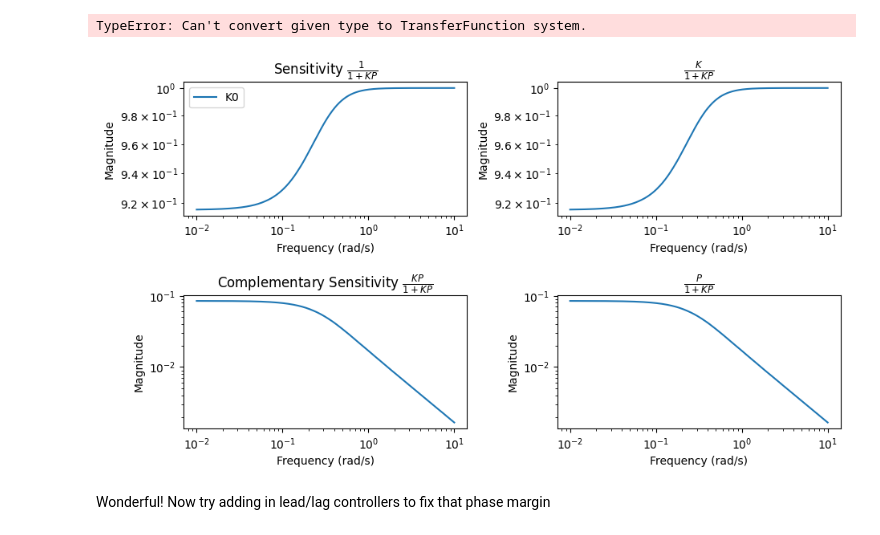
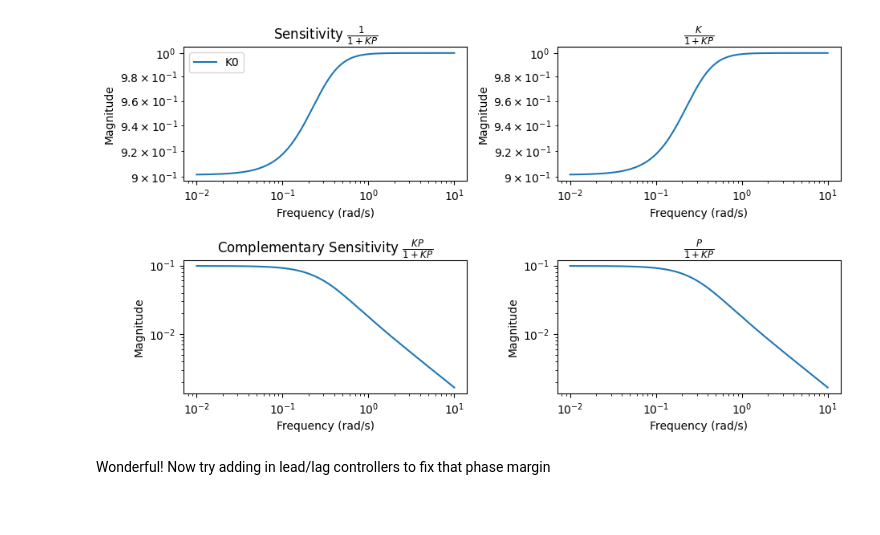
Before and after one commit to ucalgary-rover/Controls, a Jupyter notebook: SSRT_Control_Analysis_Simplified_Car_Model.ipynb, the cells around one changed output. Drawn from its saved outputs; the diff is of its cells as text; code cells hidden in the pictures.

Commit message:
Updated equations, system is controllable and ready to analyze

```diff
--- a/SSRT_Control_Analysis_Simplified_Car_Model.ipynb
+++ b/SSRT_Control_Analysis_Simplified_Car_Model.ipynb
@@ -19,13 +19,13 @@ k = 3*0.11/0.05919 # spring constant, N/m
 b = 2*np.sqrt(m*k) #dampening coefficient, Ns/m
 
 A = np.array([[0, 1, 0, 0],
-              [-k/m, -b/m, k/m, b/m],
-              [0, 0, 1, 0],
-              [0, 0, 0, 0]])
+              [-k/m, -b/m, 0, 0],
+              [0, 0, 0, 1],
+              [0, 0, -ta/jw, 0]])
 
-B = np.array([[1/m], [0], [1/m], [0]])
+B = np.array([[0], [1/m], [0], [1]])
 
-C = np.array([1, 0, 0, 0])
+C = np.array([1, 0, 1, 0])
 
 D = np.array([0])
 
@@ -120,13 +117,0 @@ Cancel all poles, multiple derivative action
-# %%
-K = ct.tf([1, -poles[0]], [1]) * ct.tf([1], [1, -zeroes[0]]) * ct.tf([1], [1, -zeroes[1]]) * ct.tf([1, -poles[1]], 1) * ct.tf([1, -poles[2]], 1) * ct.tf(1, [1, 0.5])
-print(K)
-
-L = K * P_tf
-print(P_tf)
-print(L)
-print(f"poles: {ct.poles(L)}")
-print(f"zeros: {ct.zeros(L)}")
-T = L / (1+L)
-
-t, y = ct.step_response(T)
-plt.plot(t, y)
@@ -187,35 +125,34 @@ def plot_gang_of_four(P,K):
         S = 1/(1+P*K[ii])
         SK = K[ii]*S
         SP = P*S
         mag_S, phase_S, w_S = ct.bode_plot(S,plot=False)
         mag_T, phase_T, w_T = ct.bode_plot(T,plot=False)
         mag_SK, phase_SK, w_SK = ct.bode_plot(SK,plot=False)
         mag_SP, phase_SP, w_SP = ct.bode_plot(SP,plot=False)
         label_str = 'K' + str(ii)
         ax[0,0].loglog(w_S,mag_S, label=label_str)
         ax[0,0].set_title(r'Sensitivity $\frac{1}{1+KP}$')
         ax[0,0].legend()
         ax[0,0].set_xlabel('Frequency (rad/s)')
         ax[0,0].set_ylabel('Magnitude')
         ax[1,0].loglog(w_T,mag_T)
         ax[1,0].set_title(r'Complementary Sensitivity $\frac{KP}{1+KP}$')
         ax[1,0].set_xlabel('Frequency (rad/s)')
         ax[1,0].set_ylabel('Magnitude')
         ax[0,1].loglog(w_SK,mag_SK)
         ax[0,1].set_title(r'$\frac{K}{1+KP}$')
         ax[0,1].set_xlabel('Frequency (rad/s)')
         ax[0,1].set_ylabel('Magnitude')
         ax[1,1].loglog(w_SP,mag_SP)
         ax[1,1].set_title(r'$\frac{P}{1+KP}$')
         ax[1,1].set_xlabel('Frequency (rad/s)')
         ax[1,1].set_ylabel('Magnitude')
     return fig, ax
 K_arr = [ ]
 K_arr.append(ct.tf([1], [1]))
-K_arr.append(K)
+#K_arr.append(K)
 fig, ax = plot_gang_of_four(P_tf,K_arr) #P is the plant, K is your controller
 # %% [output]
-TypeError: Can't convert given type to TransferFunction system.
-[figure, old version]
+[figure, new version]
 # %% [markdown]
 Wonderful! Now try adding in lead/lag controllers to fix that phase margin
```
Also changed, not shown: parts of 11 cells of this notebook.
